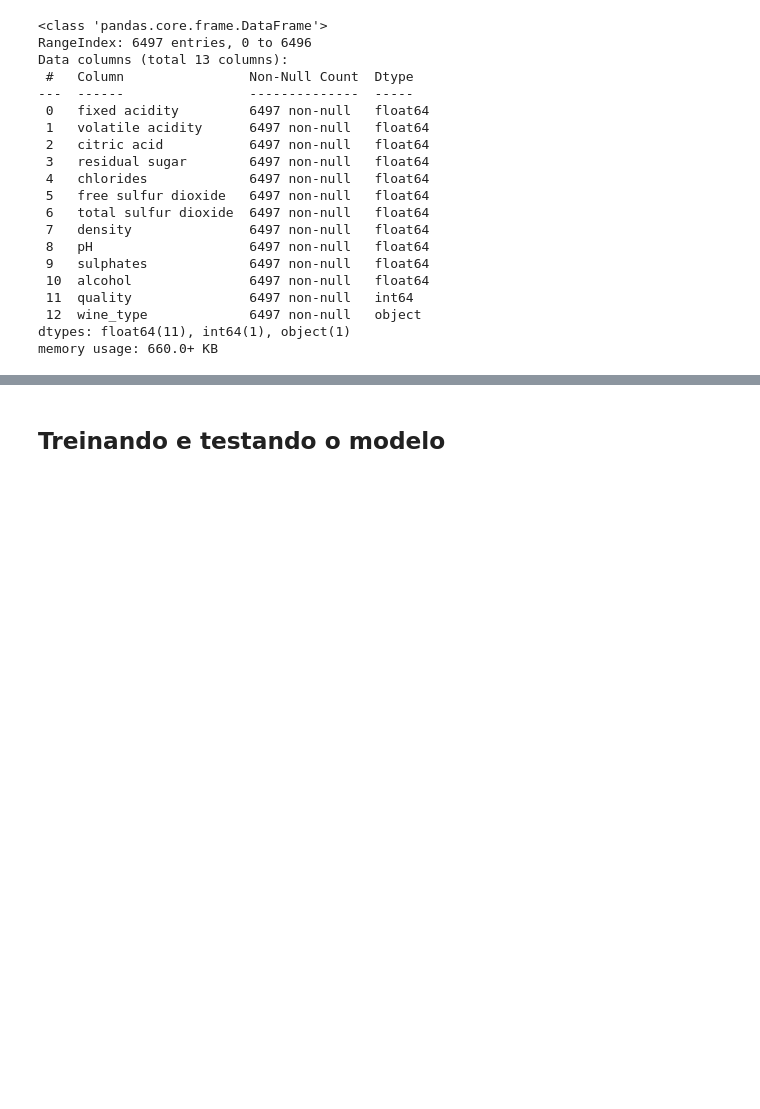
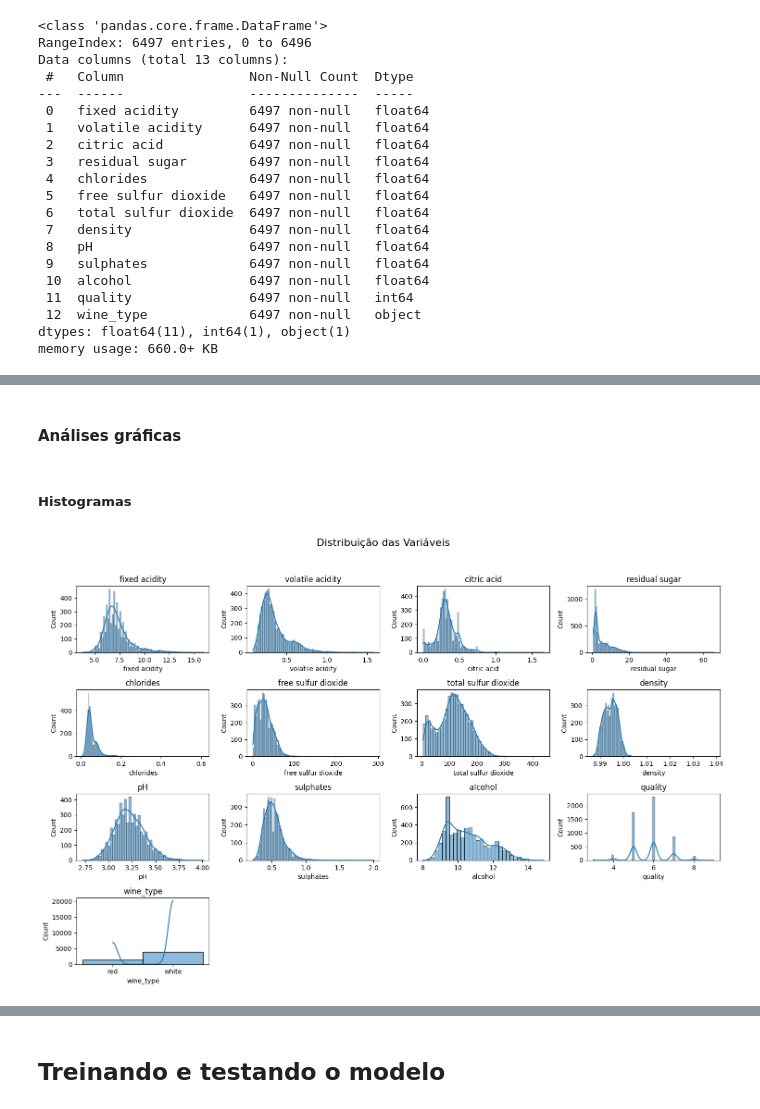
Before and after one commit to Matheus-Chaves/santander-coders-ml1, a Jupyter notebook: main.ipynb, the cells around one changed output, grey strips where cells are left out. Saved outputs shown, nothing was run; the diff lists cells and outputs as text; code cells hidden in the pictures; blank space fills up the shorter version.

```diff
--- a/main.ipynb
+++ b/main.ipynb
@@ -116,0 +74,6 @@ wine_quality.to_csv(filepath, index=False)
+# %%
+import os
+
+raw_data_folder = os.path.join('data', 'raw')
+
+os.makedirs(raw_data_folder, exist_ok=True)
@@ -119,5 +93,5 @@ wine_quality.to_csv(filepath, index=False)
 # %%
-wine_quality = pd.read_csv(filepath)
+wine_quality = pd.read_csv(os.path.join(raw_data_folder, 'wine_quality.csv'))
 wine_quality
 # %% [output]
 |  | fixed acidity | volatile acidity | citric acid | residual sugar | chlorides | free sulfur dioxide | ... |
@@ -166,0 +233,3 @@ memory usage: 660.0+ KB
+# %%
+wine_quality = wine_quality.drop_duplicates()
+wine_quality
@@ -166,0 +295,27 @@ memory usage: 660.0+ KB
+# %% [markdown]
+#### Análises gráficas
+# %% [markdown]
+##### Histogramas
+# %%
+import math
+
+num_vars = len(wine_quality.columns)
+
+cols = 4
+rows = math.ceil(num_vars / cols)
+
+fig, axes = plt.subplots(nrows=rows, ncols=cols, figsize=(15, 10))
+fig.suptitle('Distribuição das Variáveis', fontsize=16)
+
+for i, col in enumerate(wine_quality.columns):
+    ax = axes[i // cols, i % cols]
+    sns.histplot(wine_quality[col], kde=True, ax=ax)
+    ax.set_title(col)
+
+for j in range(i + 1, rows * cols):
+    fig.delaxes(axes[j // cols, j % cols])
+
+plt.tight_layout(rect=[0, 0, 1, 0.95])
+plt.show()
+# %% [output]
+[figure, added]
```
Also changed, not shown: parts of 67 cells of this notebook, 2 other files.
